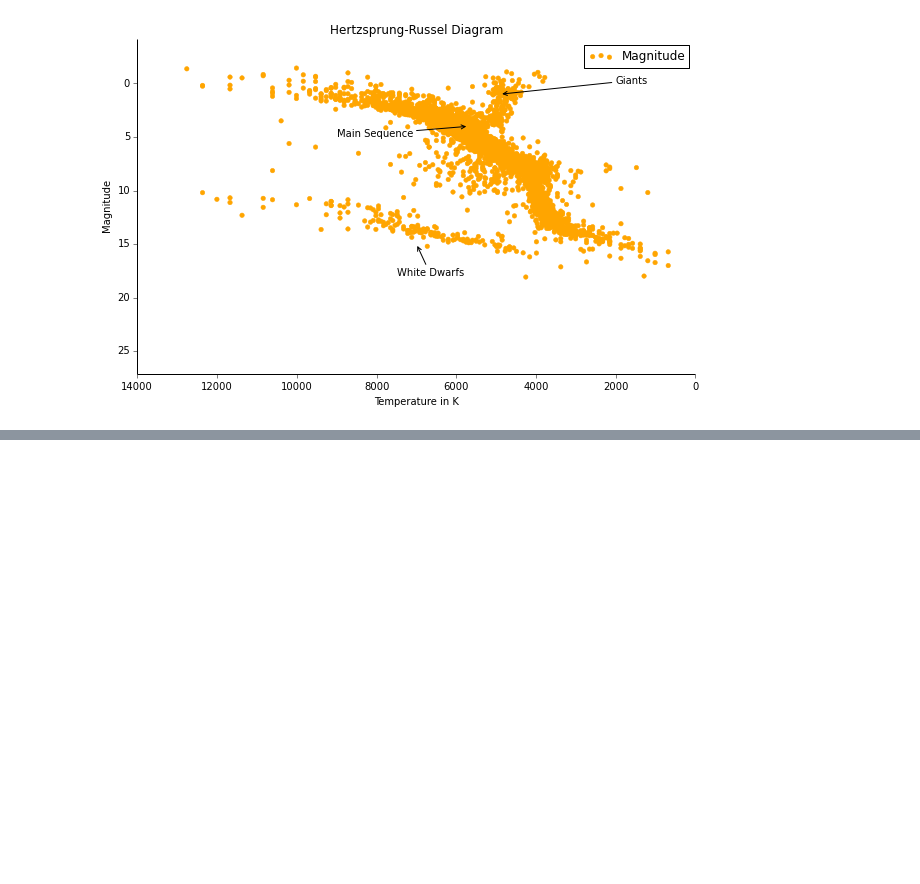
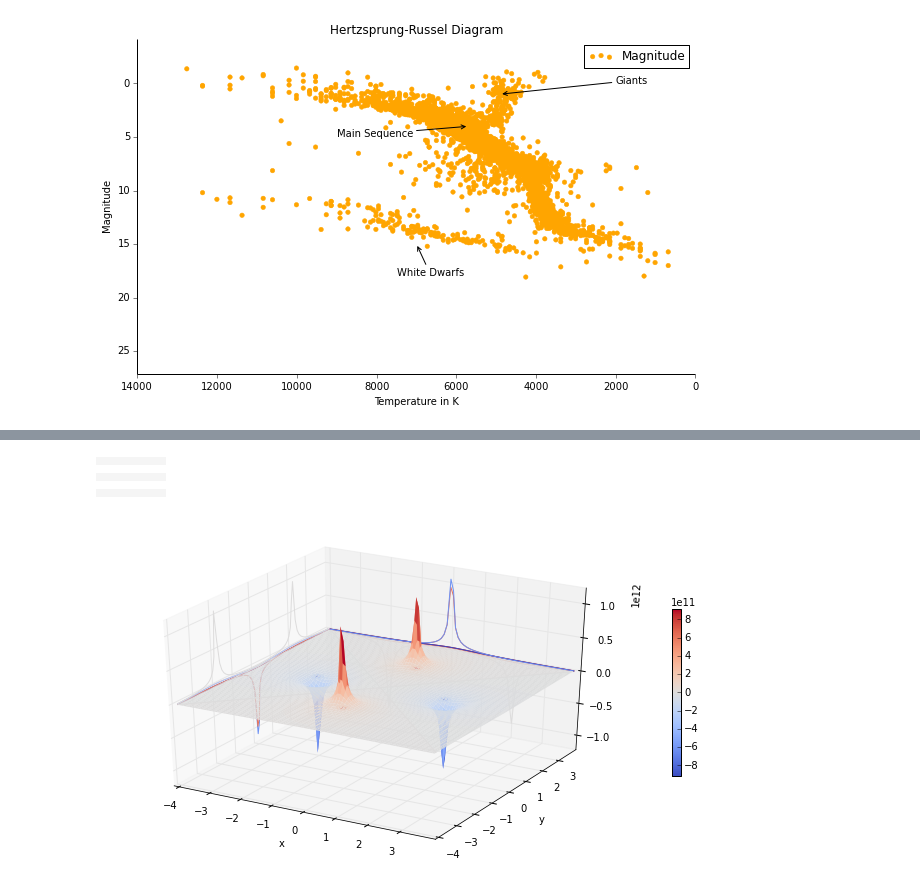
Before and after one commit to callen09/PHYS202-S14, a Jupyter notebook: Graphics/GraphicsExercises.ipynb, the cells around one changed output, grey strips where cells are left out. Saved outputs shown, nothing was run; the diff lists cells and outputs as text; code cells hidden in the pictures; blank space fills up the shorter version.

```diff
--- a/Graphics/GraphicsExercises.ipynb
+++ b/Graphics/GraphicsExercises.ipynb
@@ -177,0 +212,64 @@ plt.show()
+# %%
+from ipythonblocks import BlockGrid
+grid = BlockGrid(5,5,fill=(255,255,255))
+grid[2,0] = (0,0,255)
+grid[2,4] = (0,0,255)
+grid[0,2] = (255,0,0)
+grid[4,2] = (255,0,0)
+grid.show()
+# %% [output]
+|  |  |  |  |  |
+|  |  |  |  |  |
+|  |  |  |  |  |
+|  |  |  |  |  |
+|  |  |  |  |  |
+# %%
+from mpl_toolkits.mplot3d import Axes3D
+
+dx = 0.09
+dy = 0.09
+x = np.arange(-4, 4, dx)
+y = np.arange(-4, 4, dy)
+x, y = np.meshgrid(x, y)
+
+
+k = 8.98755*10**9
+q=1
+
+V14=(k*(-q)/((x-2)**2+(y)**2)**(1/2.)) + (k*q/((x)**2+(y+2)**2)**(1/2.))#Potential between points 1 and 4
+V12=(k*(-q)/((x-2)**2+(y)**2)**(1/2.)) + (k*(-q)/((x+2)**2+(y)**2)**(1/2.))#Potential between points 1 and 2
+V13=(k*(-q)/((x-2)**2+(y)**2)**(1/2.)) + (k*q/((x)**2+(y-2)**2)**(1/2.))#Potential between points 1 and 3
+
+V24=(k*(-q)/((x+2)**2+(y)**2)**(1/2.)) + (k*q/((x)**2+(y+2)**2)**(1/2.))
+V21=(k*(-q)/((x+2)**2+(y)**2)**(1/2.)) + (k*(-q)/((x-2)**2+(y)**2)**(1/2.))
+V23=(k*(-q)/((x+2)**2+(y)**2)**(1/2.)) + (k*q/((x)**2+(y-2)**2)**(1/2.))
+
+V31=(k*q/((x)**2+(y-2)**2)**(1/2.)) + (k*(-q)/((x-2)**2+(y)**2)**(1/2.))
+V34=(k*q/((x)**2+(y-2)**2)**(1/2.)) + (k*q/((x)**2+(y+2)**2)**(1/2.))
+V32=(k*q/((x)**2+(y-2)**2)**(1/2.)) + (k*(-q)/((x+2)**2+(y)**2)**(1/2.))
+
+V41=(k*q/((x)**2+(y+2)**2)**(1/2.)) + (k*(-q)/((x-2)**2+(y)**2)**(1/2.))
+V43=(k*q/((x)**2+(y+2)**2)**(1/2.)) + (k*q/((x)**2+(y-2)**2)**(1/2.))
+V42=(k*q/((x)**2+(y+2)**2)**(1/2.)) + (k*(-q)/((x+2)**2+(y)**2)**(1/2.))
+
+V = V14+V12+V13+V24+V21+V23+V31+V34+V32+V41+V43+V42
+
+fig = plt.figure(figsize=(12,6))
+
+ax = fig.add_subplot(1,1,1, projection='3d')
+p = ax.plot_surface(x, y, V, rstride=1, cstride=1, linewidth=0,cmap=cm.coolwarm)
+cb = fig.colorbar(p, shrink=0.5)
+
+xlabel("x")
+ylabel("y")
+
+
+cset = ax.contour(x, y, V, zdir='z', offset=-1, cmap=cm.coolwarm)#Theoretically this should display the contour plot on the xy-plane, like the other two on their respective planes
+cset = ax.contour(x, y, V, zdir='x', offset=-4, cmap=cm.coolwarm)#http://nbviewer.ipython.org/github/jrjohansson/scientific-python-lectures/blob/master/Lecture-4-Matplotlib.ipynb
+cset = ax.contour(x, y, V, zdir='y', offset=4, cmap=cm.coolwarm)#Contour plots with projections
+
+
+#show()
+savefig("Quadrupole.png")
+# %% [output]
+[figure, added]
```
Also changed, not shown: parts of 7 cells of this notebook, 5 other files.
